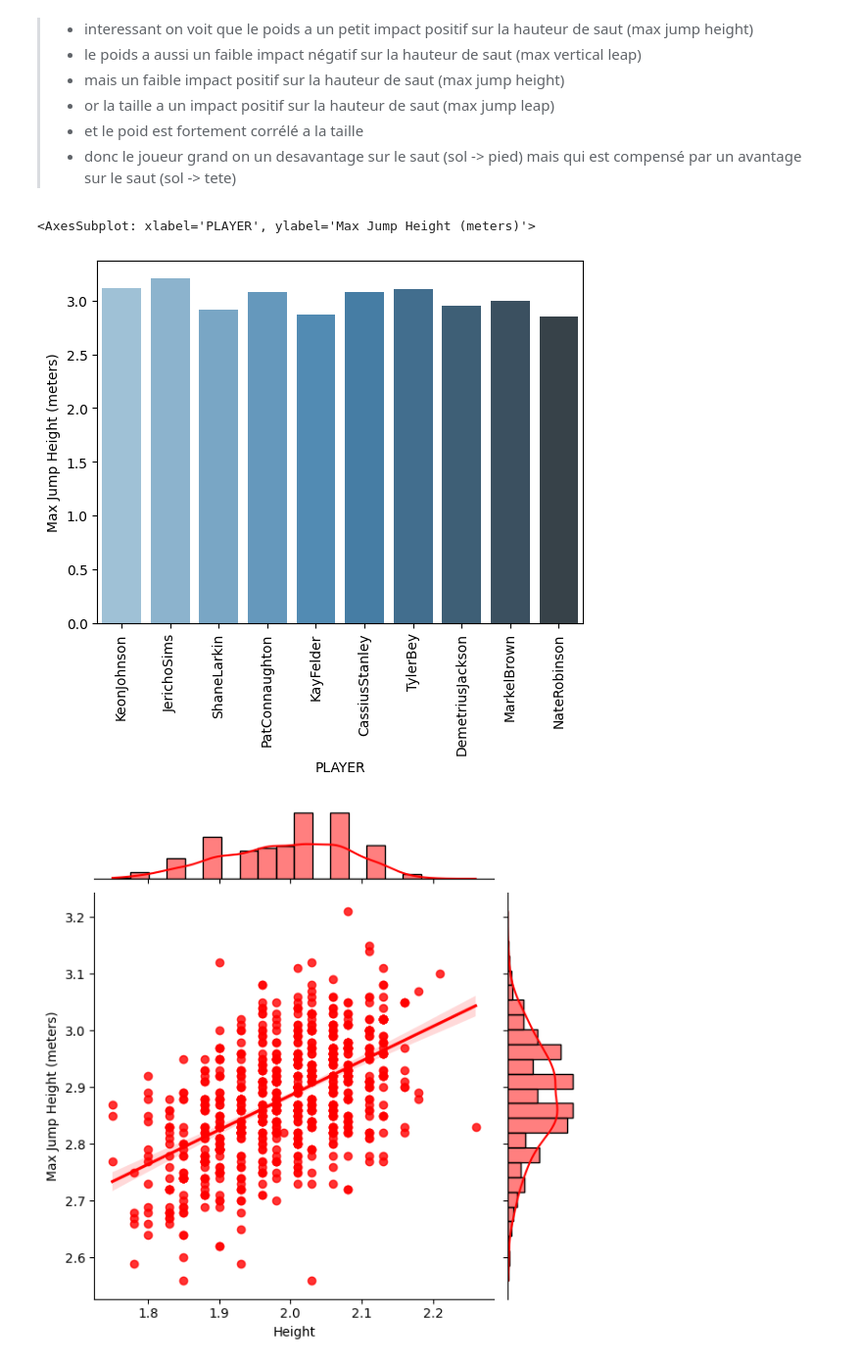
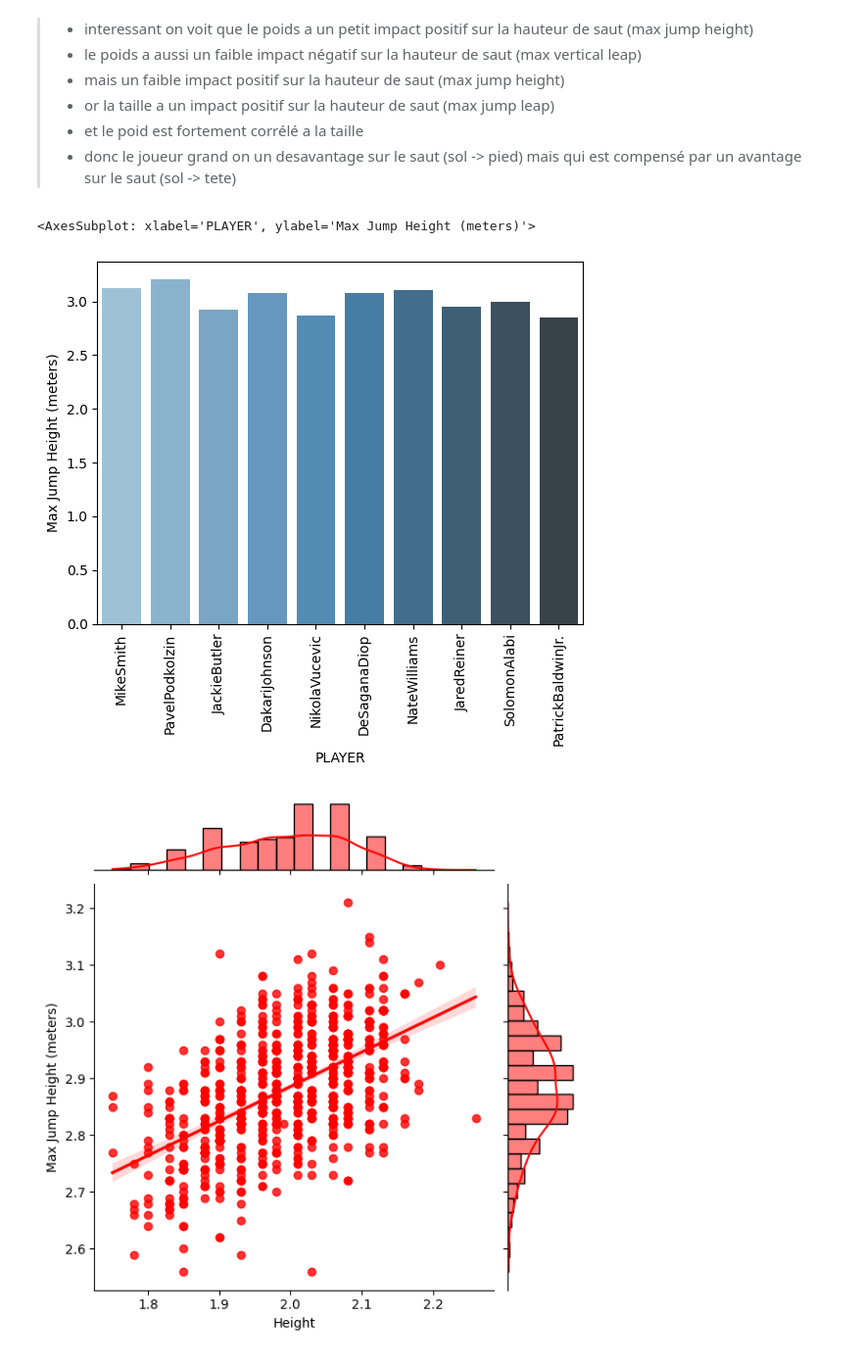
Before and after one commit to P0TEZ/nbaStats, a Jupyter notebook: JumpAnalyse.ipynb, the cells around one changed output. Shown at 98% size. Cells and saved outputs as stored; diff of their text form; code cells hidden in the pictures.

```diff
--- a/JumpAnalyse.ipynb
+++ b/JumpAnalyse.ipynb
@@ -104,15 +104,22 @@ plt.show()
 # %%
 # find the player heights for the top 10 max jump height
 df2 = df.sort_values(by=['Max Vertical Leap (meters)'], ascending=False)
 df2 = df2.head(10)
 df2 = df2[['PLAYER', 'Max Jump Height (meters)','Max Vertical Leap (meters)', 'Height', 'Weight']]
 
 # plot the top 10 max jump height
 plt.xticks(rotation=90)
 sns.barplot(x='PLAYER', y='Max Jump Height (meters)', data=df2, palette='Blues_d', )
+
+# find the player heights for the top 10 min jump height
+df3 = df.sort_values(by=['Max Vertical Leap (meters)'], ascending=True)
+df3 = df3.head(10)
+df3 = df3[['PLAYER', 'Max Jump Height (meters)','Max Vertical Leap (meters)', 'Height', 'Weight']]
+plt.xticks(rotation=90)
+sns.barplot(x='PLAYER', y='Max Jump Height (meters)', data=df3, palette='Blues_d', )
 # %% [output]
 <AxesSubplot: xlabel='PLAYER', ylabel='Max Jump Height (meters)'>
-[figure, old version]
+[figure, new version]
 # %%
 # on voit que les joueurs qui sautent le plus haut(sol tete) ne sont pas ceux qui sautent le plus haut (sol pieds) meme s'il y correlation
 sns.jointplot(x='Height', y='Max Jump Height (meters)', data=df, kind='reg', color='r')
```
Also changed, not shown: parts of 1 cell of this notebook.
